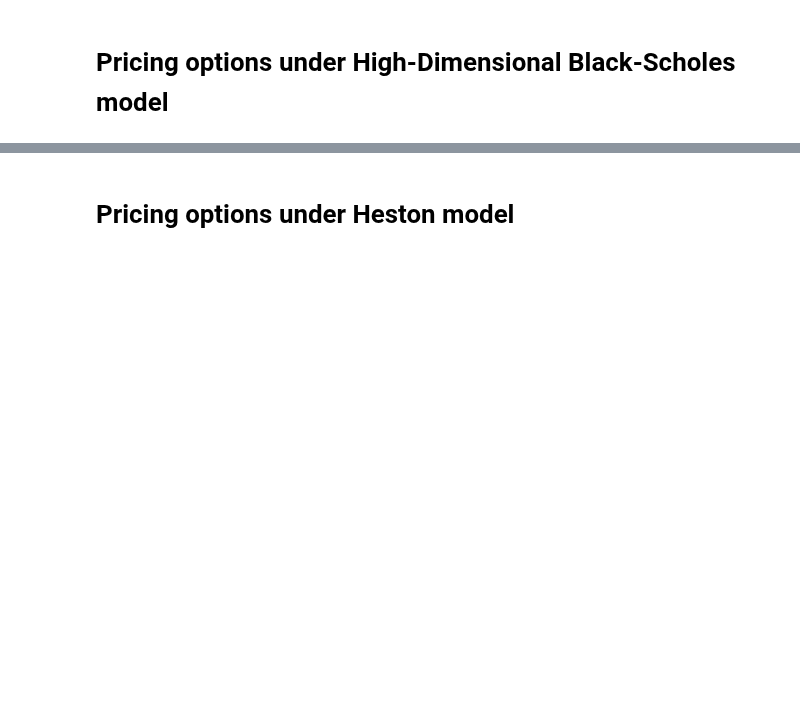
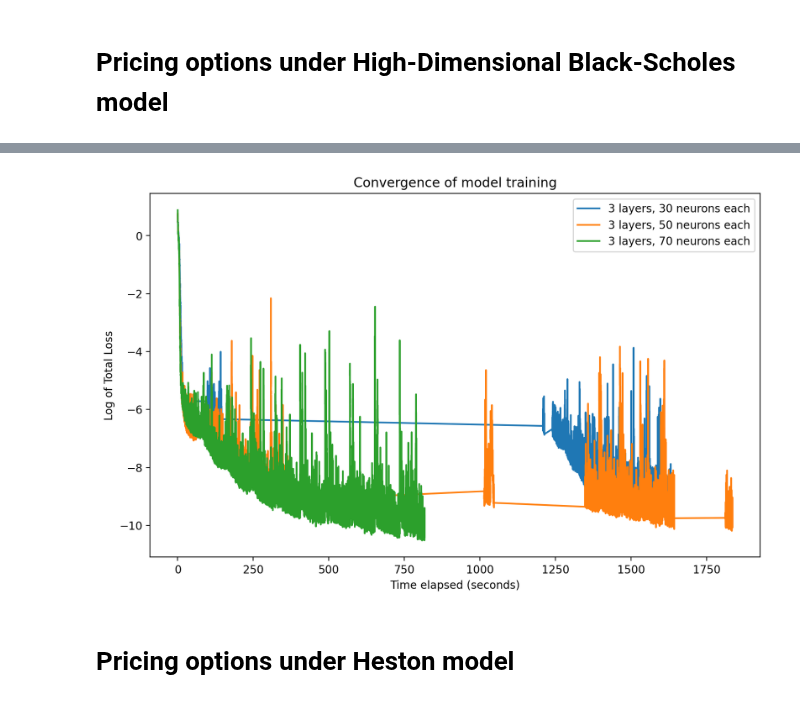
Before and after one commit to svborisov01/Physics-informed-Neural-Networks-for-Derivative-Pricing, a Jupyter notebook: results.ipynb, the cells around one changed output, grey strips where cells are left out. Cells and saved outputs as stored; diff of their text form; code cells hidden in the pictures; blank space fills up the shorter version.

```diff
--- a/results.ipynb
+++ b/results.ipynb
@@ -443,3 +491,7 @@ MAE = 1.9168184154401235
+# %%
+plot_convergence(histories, x_axis = 'time_elapsed')
+# %% [output]
+[figure, added]
 # %% [markdown]
 # Pricing options under Heston model
 # %%
```
Also changed, not shown: parts of 22 cells of this notebook, 7 other files.
